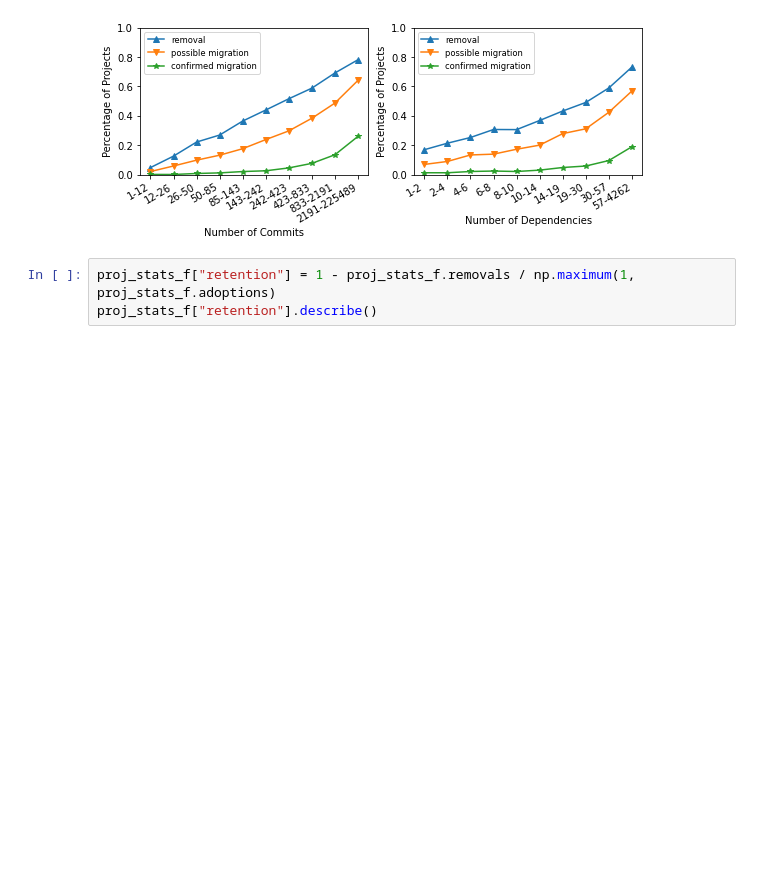
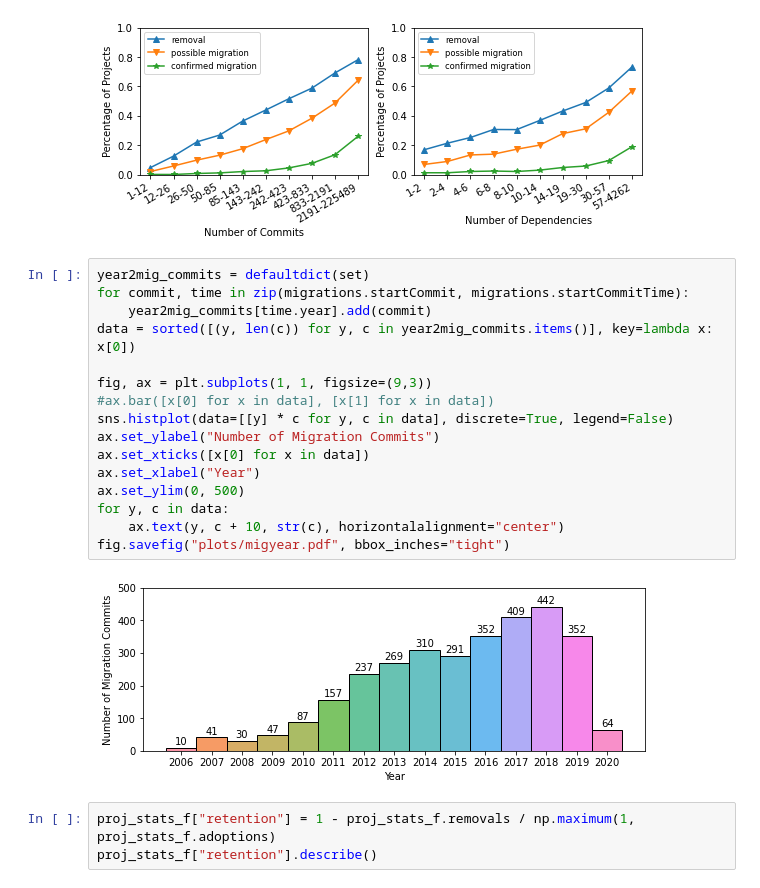
Before and after one commit to hehao98/LibraryMigration, a Jupyter notebook: rq1_prevalence.ipynb, the cells around one changed output. Saved outputs shown, nothing was run; the diff lists cells and outputs as text; blank space fills up the shorter version.

```diff
--- a/rq1_prevalence.ipynb
+++ b/rq1_prevalence.ipynb
@@ -288,6 +292,24 @@ fig.autofmt_xdate()
 fig.savefig("plots/migrel.pdf", bbox_inches="tight")
 # %% [output]
 [figure]
+# %%
+year2mig_commits = defaultdict(set)
+for commit, time in zip(migrations.startCommit, migrations.startCommitTime):
+    year2mig_commits[time.year].add(commit)
+data = sorted([(y, len(c)) for y, c in year2mig_commits.items()], key=lambda x: x[0])
+
+fig, ax = plt.subplots(1, 1, figsize=(9,3))
+#ax.bar([x[0] for x in data], [x[1] for x in data])
+sns.histplot(data=[[y] * c for y, c in data], discrete=True, legend=False)
+ax.set_ylabel("Number of Migration Commits")
+ax.set_xticks([x[0] for x in data])
+ax.set_xlabel("Year")
+ax.set_ylim(0, 500)
+for y, c in data:
+    ax.text(y, c + 10, str(c), horizontalalignment="center")
+fig.savefig("plots/migyear.pdf", bbox_inches="tight")
+# %% [output]
+[figure, added]
 # %%
 proj_stats_f["retention"] = 1 - proj_stats_f.removals / np.maximum(1, proj_stats_f.adoptions)
 proj_stats_f["retention"].describe()
```
Also changed, not shown: parts of 2 cells of this notebook.
